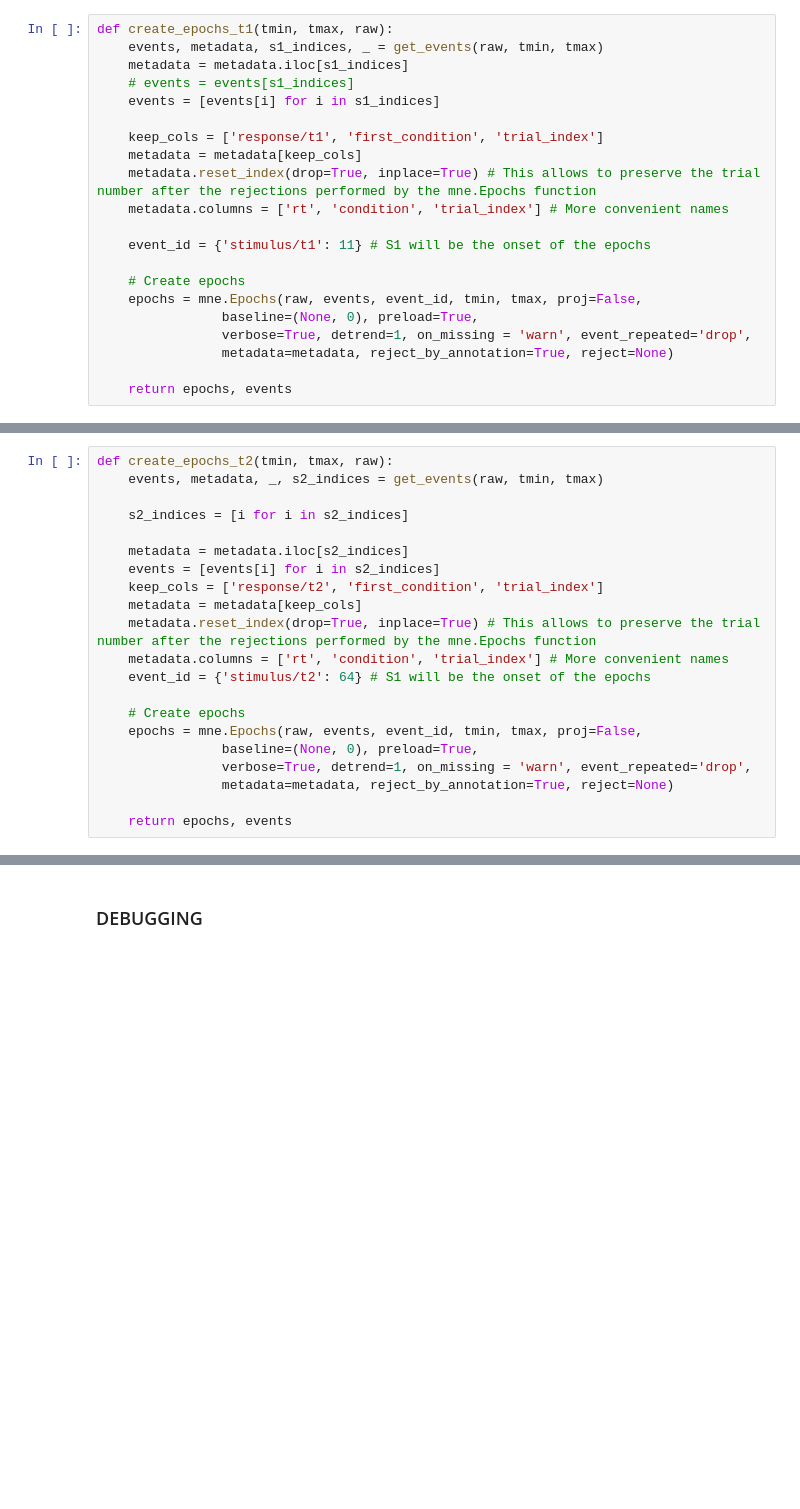
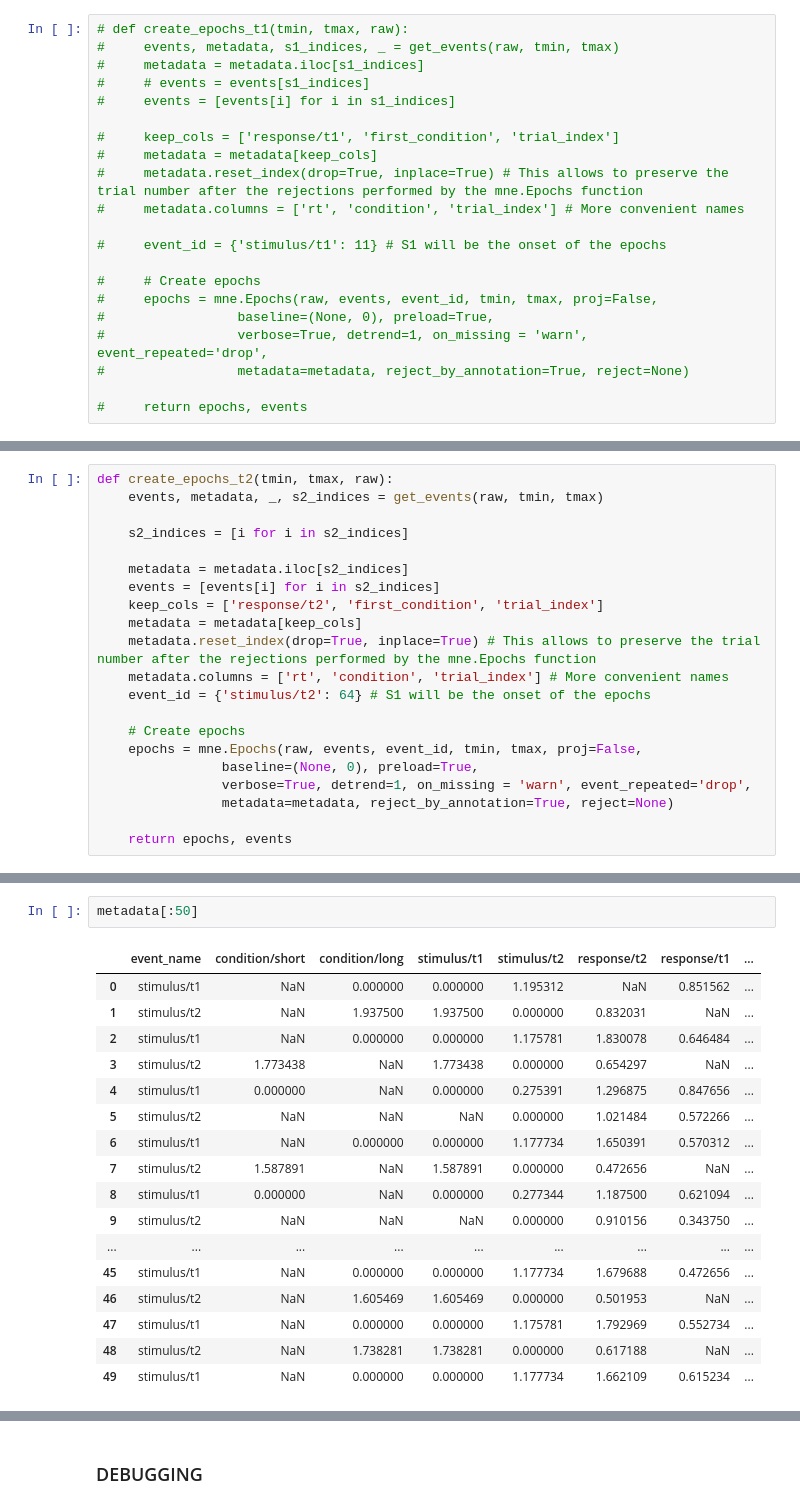
Before and after one commit to rickdott/prp, a Jupyter notebook: preprocessing/1_epoching.ipynb, the cells around one changed output, grey strips where cells are left out. Saved outputs shown, nothing was run; the diff lists cells and outputs as text; blank space fills up the shorter version.

```diff
--- a/preprocessing/1_epoching.ipynb
+++ b/preprocessing/1_epoching.ipynb
@@ -106,22 +67,22 @@ def get_events(raw, tmin, tmax):
 # %%
-def create_epochs_t1(tmin, tmax, raw):
-    events, metadata, s1_indices, _ = get_events(raw, tmin, tmax)
-    metadata = metadata.iloc[s1_indices]
-    # events = events[s1_indices]
-    events = [events[i] for i in s1_indices]
+# def create_epochs_t1(tmin, tmax, raw):
+#     events, metadata, s1_indices, _ = get_events(raw, tmin, tmax)
+#     metadata = metadata.iloc[s1_indices]
+#     # events = events[s1_indices]
+#     events = [events[i] for i in s1_indices]
 
-    keep_cols = ['response/t1', 'first_condition', 'trial_index']
-    metadata = metadata[keep_cols]
-    metadata.reset_index(drop=True, inplace=True) # This allows to preserve the trial number after the rejections performed by the mne.Epochs function
-    metadata.columns = ['rt', 'condition', 'trial_index'] # More convenient names
+#     keep_cols = ['response/t1', 'first_condition', 'trial_index']
+#     metadata = metadata[keep_cols]
+#     metadata.reset_index(drop=True, inplace=True) # This allows to preserve the trial number after the rejections performed by the mne.Epochs function
+#     metadata.columns = ['rt', 'condition', 'trial_index'] # More convenient names
 
-    event_id = {'stimulus/t1': 11} # S1 will be the onset of the epochs
+#     event_id = {'stimulus/t1': 11} # S1 will be the onset of the epochs
 
-    # Create epochs
-    epochs = mne.Epochs(raw, events, event_id, tmin, tmax, proj=False,
-                baseline=(None, 0), preload=True,
-                verbose=True, detrend=1, on_missing = 'warn', event_repeated='drop',
-                metadata=metadata, reject_by_annotation=True, reject=None)
+#     # Create epochs
+#     epochs = mne.Epochs(raw, events, event_id, tmin, tmax, proj=False,
+#                 baseline=(None, 0), preload=True,
+#                 verbose=True, detrend=1, on_missing = 'warn', event_repeated='drop',
+#                 metadata=metadata, reject_by_annotation=True, reject=None)
 
-    return epochs, events
+#     return epochs, events
 # %%
@@ -481,0 +367,20 @@ Estimated consensus=0.30 and n_interpolate=4
+# %%
+metadata[:50]
+# %% [output]
+|  | event_name | condition/short | condition/long | stimulus/t1 | stimulus/t2 | response/t2 | response/t1 | ... |
+| 0 | stimulus/t1 | NaN | 0.000000 | 0.000000 | 1.195312 | NaN | 0.851562 | ... |
+| 1 | stimulus/t2 | NaN | 1.937500 | 1.937500 | 0.000000 | 0.832031 | NaN | ... |
+| 2 | stimulus/t1 | NaN | 0.000000 | 0.000000 | 1.175781 | 1.830078 | 0.646484 | ... |
+| 3 | stimulus/t2 | 1.773438 | NaN | 1.773438 | 0.000000 | 0.654297 | NaN | ... |
+| 4 | stimulus/t1 | 0.000000 | NaN | 0.000000 | 0.275391 | 1.296875 | 0.847656 | ... |
+| 5 | stimulus/t2 | NaN | NaN | NaN | 0.000000 | 1.021484 | 0.572266 | ... |
+| 6 | stimulus/t1 | NaN | 0.000000 | 0.000000 | 1.177734 | 1.650391 | 0.570312 | ... |
+| 7 | stimulus/t2 | 1.587891 | NaN | 1.587891 | 0.000000 | 0.472656 | NaN | ... |
+| 8 | stimulus/t1 | 0.000000 | NaN | 0.000000 | 0.277344 | 1.187500 | 0.621094 | ... |
+| 9 | stimulus/t2 | NaN | NaN | NaN | 0.000000 | 0.910156 | 0.343750 | ... |
+| ... | ... | ... | ... | ... | ... | ... | ... | ... |
+| 45 | stimulus/t1 | NaN | 0.000000 | 0.000000 | 1.177734 | 1.679688 | 0.472656 | ... |
+| 46 | stimulus/t2 | NaN | 1.605469 | 1.605469 | 0.000000 | 0.501953 | NaN | ... |
+| 47 | stimulus/t1 | NaN | 0.000000 | 0.000000 | 1.175781 | 1.792969 | 0.552734 | ... |
+| 48 | stimulus/t2 | NaN | 1.738281 | 1.738281 | 0.000000 | 0.617188 | NaN | ... |
+| 49 | stimulus/t1 | NaN | 0.000000 | 0.000000 | 1.177734 | 1.662109 | 0.615234 | ... |
```
Also changed, not shown: parts of 16 cells of this notebook, 28 other files.
